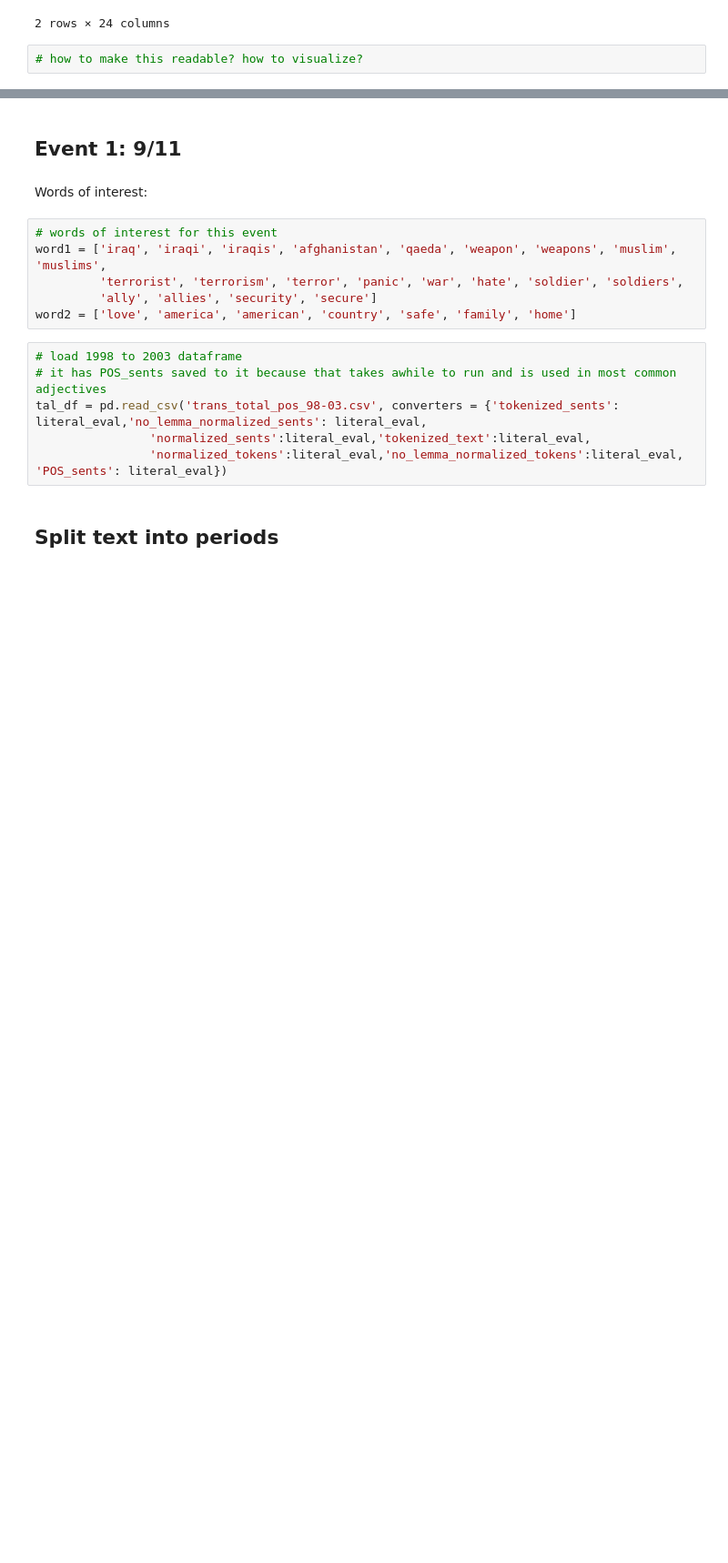
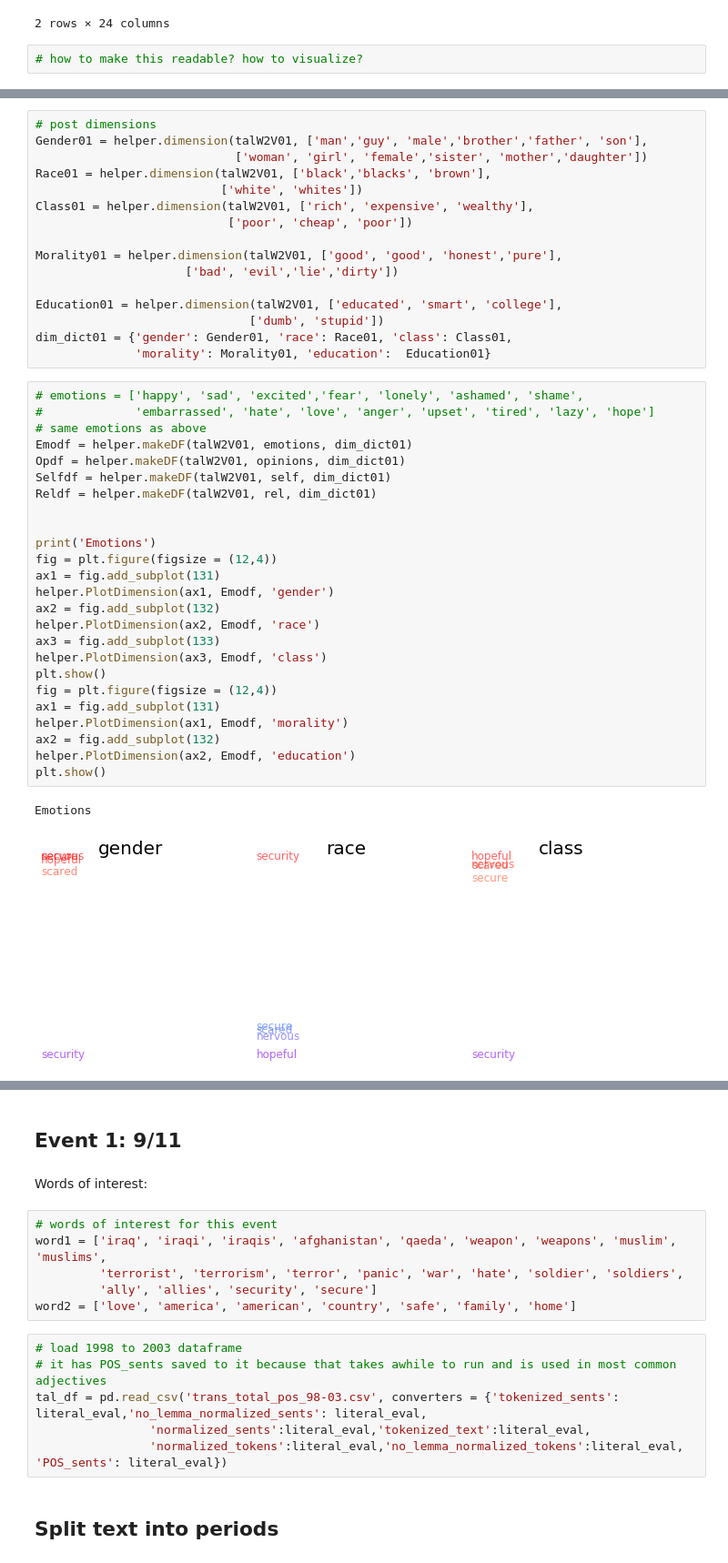
Before and after one commit to laurenjli/nlp-tal, a Jupyter notebook: financial_crisis_analysis.ipynb, the cells around one changed output, grey strips where cells are left out. Shown at 91% size. Saved outputs shown, nothing was run; the diff lists cells and outputs as text; blank space fills up the shorter version.

```diff
--- a/financial_crisis_analysis.ipynb
+++ b/financial_crisis_analysis.ipynb
@@ -400,0 +463,44 @@ helper.agg_sim_words([talW2V, talW2V01], ['before crisis', 'after crisis'], word
+# %%
+# post dimensions
+Gender01 = helper.dimension(talW2V01, ['man','guy', 'male','brother','father', 'son'],
+                            ['woman', 'girl', 'female','sister', 'mother','daughter'])
+Race01 = helper.dimension(talW2V01, ['black','blacks', 'brown'],
+                          ['white', 'whites'])
+Class01 = helper.dimension(talW2V01, ['rich', 'expensive', 'wealthy'],
+                           ['poor', 'cheap', 'poor'])
+
+Morality01 = helper.dimension(talW2V01, ['good', 'good', 'honest','pure'],
+                     ['bad', 'evil','lie','dirty'])
+
+Education01 = helper.dimension(talW2V01, ['educated', 'smart', 'college'],
+                              ['dumb', 'stupid'])
+dim_dict01 = {'gender': Gender01, 'race': Race01, 'class': Class01,
+              'morality': Morality01, 'education':  Education01}
+# %%
+# emotions = ['happy', 'sad', 'excited','fear', 'lonely', 'ashamed', 'shame',
+#             'embarrassed', 'hate', 'love', 'anger', 'upset', 'tired', 'lazy', 'hope']
+# same emotions as above
+Emodf = helper.makeDF(talW2V01, emotions, dim_dict01)
+Opdf = helper.makeDF(talW2V01, opinions, dim_dict01)
+Selfdf = helper.makeDF(talW2V01, self, dim_dict01)
+Reldf = helper.makeDF(talW2V01, rel, dim_dict01)
+
+
+print('Emotions')
+fig = plt.figure(figsize = (12,4))
+ax1 = fig.add_subplot(131)
+helper.PlotDimension(ax1, Emodf, 'gender')
+ax2 = fig.add_subplot(132)
+helper.PlotDimension(ax2, Emodf, 'race')
+ax3 = fig.add_subplot(133)
+helper.PlotDimension(ax3, Emodf, 'class')
+plt.show()
+fig = plt.figure(figsize = (12,4))
+ax1 = fig.add_subplot(131)
+helper.PlotDimension(ax1, Emodf, 'morality')
+ax2 = fig.add_subplot(132)
+helper.PlotDimension(ax2, Emodf, 'education')
+plt.show()
+# %% [output]
+Emotions
+[figure, added]
```
Also changed, not shown: parts of 6 cells of this notebook.
